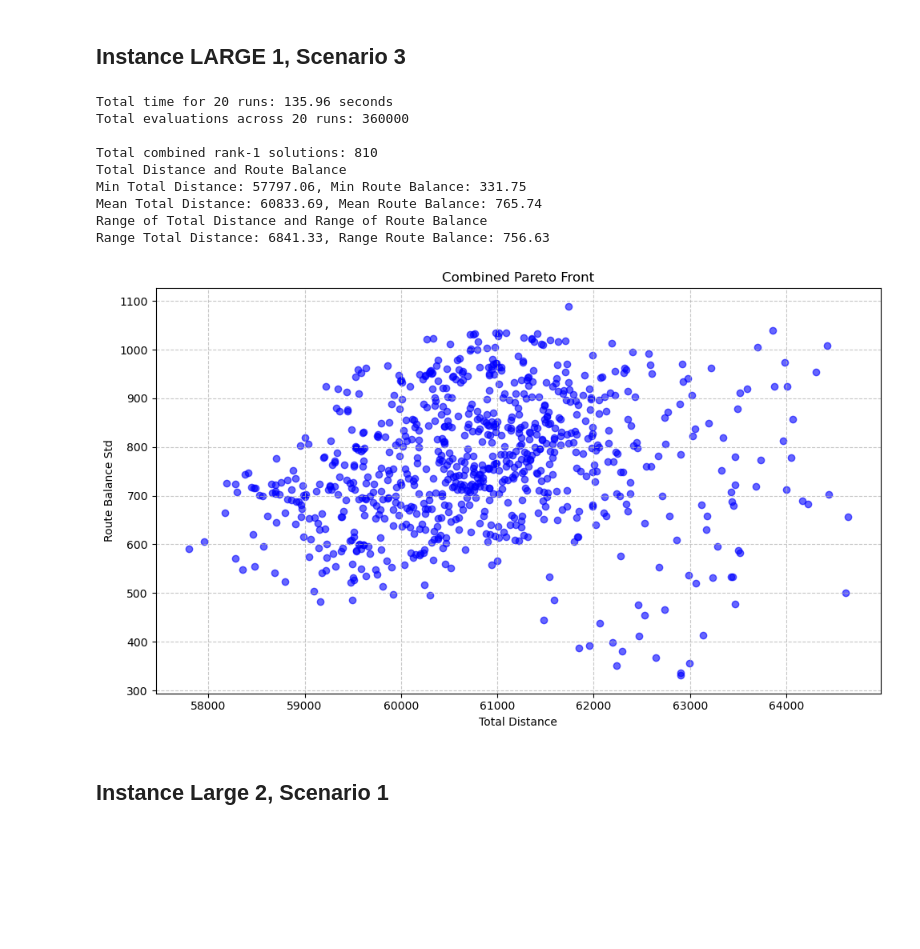
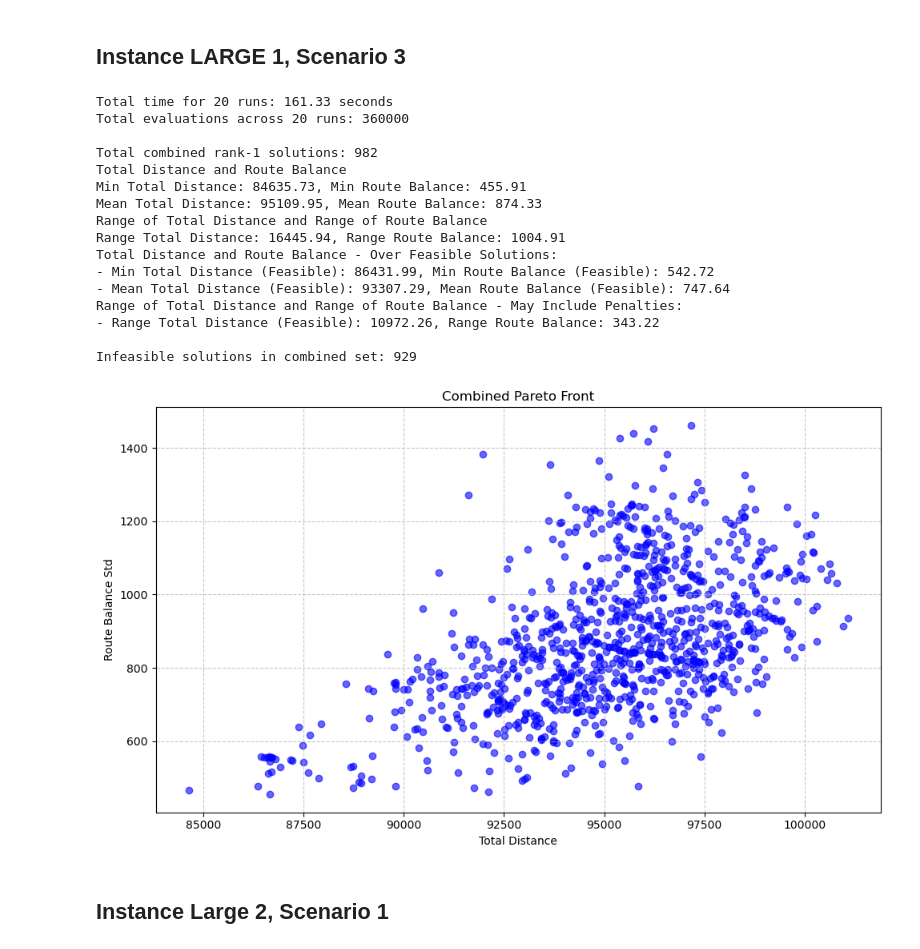
Before and after one commit to emibk/ACIT4160-1-Assignment-2, a Jupyter notebook: NSGA-2.ipynb, the cells around one changed output. Saved outputs shown, nothing was run; the diff lists cells and outputs as text; code cells hidden in the pictures; blank space fills up the shorter version.

Commit message:
final plots

```diff
--- a/NSGA-2.ipynb
+++ b/NSGA-2.ipynb
@@ -1002,8 +1004,8 @@ print(f"Sol 1: {sol_1.x}")
 print(f"Sol 2: {sol_2.x}")
 
 
-child1, child2 = crossover_(sol_1, sol_2)
+#child1, child2 = crossover_(sol_1, sol_2)
 
-print(f"Child1: {child1.x}")
-print(f"Child2: {child2.x}")
+#print(f"Child1: {child1.x}")
+#print(f"Child2: {child2.x}")
 # %% [output]
@@ -4337,7 +4337,7 @@ n_vehicles_b = 10
 n_vehicles_b_2 = 10
 
 # LARGE
-n_vehicles_x = 25
+n_vehicles_x = 30
 n_vehicles_x_2 = 46
 
 # source: https://vrp.atd-lab.inf.puc-rio.br/index.php/en/
@@ -4355,7 +4355,7 @@ instance_b_2 = vrplib.read_instance("data/B-n63-k10.vrp")
 
 
 # LARGE
-instance_x = vrplib.read_instance("data/X-n101-k25.vrp")
+instance_x = vrplib.read_instance("data/X-n125-k30.vrp")
 instance_x_2 = vrplib.read_instance("data/X-n148-k46.vrp")
 # %% [markdown]
 ## Instance SMALL 1, Scenario 1
@@ -5869,39 +6357,72 @@ route_balance = [sol.objectives[1] for sol in combined_pareto]
 
 # Min total distance and route balance
 min_total_distance = min(total_distances)
 min_route_balance = min(route_balance)
 
 # Mean total distance and route balance
 mean_total_distance = np.mean(total_distances)
 mean_route_balance = np.mean(route_balance)
 
 print("Total Distance and Route Balance")
 print(f"Min Total Distance: {min_total_distance:.2f}, Min Route Balance: {min_route_balance:.2f}")
 print(f"Mean Total Distance: {mean_total_distance:.2f}, Mean Route Balance: {mean_route_balance:.2f}")
 
 
 
 
 # Range of objective values
 range_total_distance = max(total_distances) - min(total_distances)
 range_route_balance = max(route_balance) - min(route_balance)
 print("Range of Total Distance and Range of Route Balance")
 print(f"Range Total Distance: {range_total_distance:.2f}, Range Route Balance: {range_route_balance:.2f}")
 
 
+# Objective values for feasible solutions
+feasible_solutions = [sol for sol in combined_pareto if is_feasible(sol.x, instance_x, n_vehicles_x)]
+
+total_distances_feasible = [sol.objectives[0] for sol in feasible_solutions]
+route_balance_feasible = [sol.objectives[1] for sol in feasible_solutions]
+
+min_total_distance_feasible = min(total_distances_feasible)
+min_route_balance_feasible = min(route_balance_feasible)
+
+mean_total_distance_feasible = np.mean(total_distances_feasible)
+mean_route_balance_feasible = np.mean(route_balance_feasible)
+
+print("Total Distance and Route Balance - Over Feasible Solutions:")
+print(f"- Min Total Distance (Feasible): {min_total_distance_feasible:.2f}, Min Route Balance (Feasible): {min_route_balance_feasible:.2f}")
+print(f"- Mean Total Distance (Feasible): {mean_total_distance_feasible:.2f}, Mean Route Balance (Feasible): {mean_route_balance_feasible:.2f}")
+
+
+
+range_total_distance_feasible = max(total_distances_feasible) - min(total_distances_feasible)
+range_route_balance_feasible = max(route_balance_feasible) - min(route_balance_feasible)
+print("Range of Total Distance and Range of Route Balance - May Include Penalties:")
+print(f"- Range Total Distance (Feasible): {range_total_distance_feasible:.2f}, Range Route Balance: {range_route_balance_feasible:.2f}")
+
+n_infeasible = sum(not is_feasible(sol.x, instance_x, n_vehicles_x) for sol in combined_pareto)
+print(f"\nInfeasible solutions in combined set: {n_infeasible}")
+
 
 plot_pareto_front(combined_pareto)
 # %% [output]
-Total time for 20 runs: 135.96 seconds
+Total time for 20 runs: 161.33 seconds
 Total evaluations across 20 runs: 360000
 
-Total combined rank-1 solutions: 810
+Total combined rank-1 solutions: 982
 Total Distance and Route Balance
-Min Total Distance: 57797.06, Min Route Balance: 331.75
-Mean Total Distance: 60833.69, Mean Route Balance: 765.74
+Min Total Distance: 84635.73, Min Route Balance: 455.91
+Mean Total Distance: 95109.95, Mean Route Balance: 874.33
 Range of Total Distance and Range of Route Balance
-Range Total Distance: 6841.33, Range Route Balance: 756.63
+Range Total Distance: 16445.94, Range Route Balance: 1004.91
+Total Distance and Route Balance - Over Feasible Solutions:
+- Min Total Distance (Feasible): 86431.99, Min Route Balance (Feasible): 542.72
+- Mean Total Distance (Feasible): 93307.29, Mean Route Balance (Feasible): 747.64
+Range of Total Distance and Range of Route Balance - May Include Penalties:
+- Range Total Distance (Feasible): 10972.26, Range Route Balance: 343.22
+
+Infeasible solutions in combined set: 929
-[figure, old version]
+[figure, new version]
 # %% [markdown]
 ## Instance Large 2, Scenario 1
 # %%
```
Also changed, not shown: parts of 49 cells of this notebook, 5 other files.
